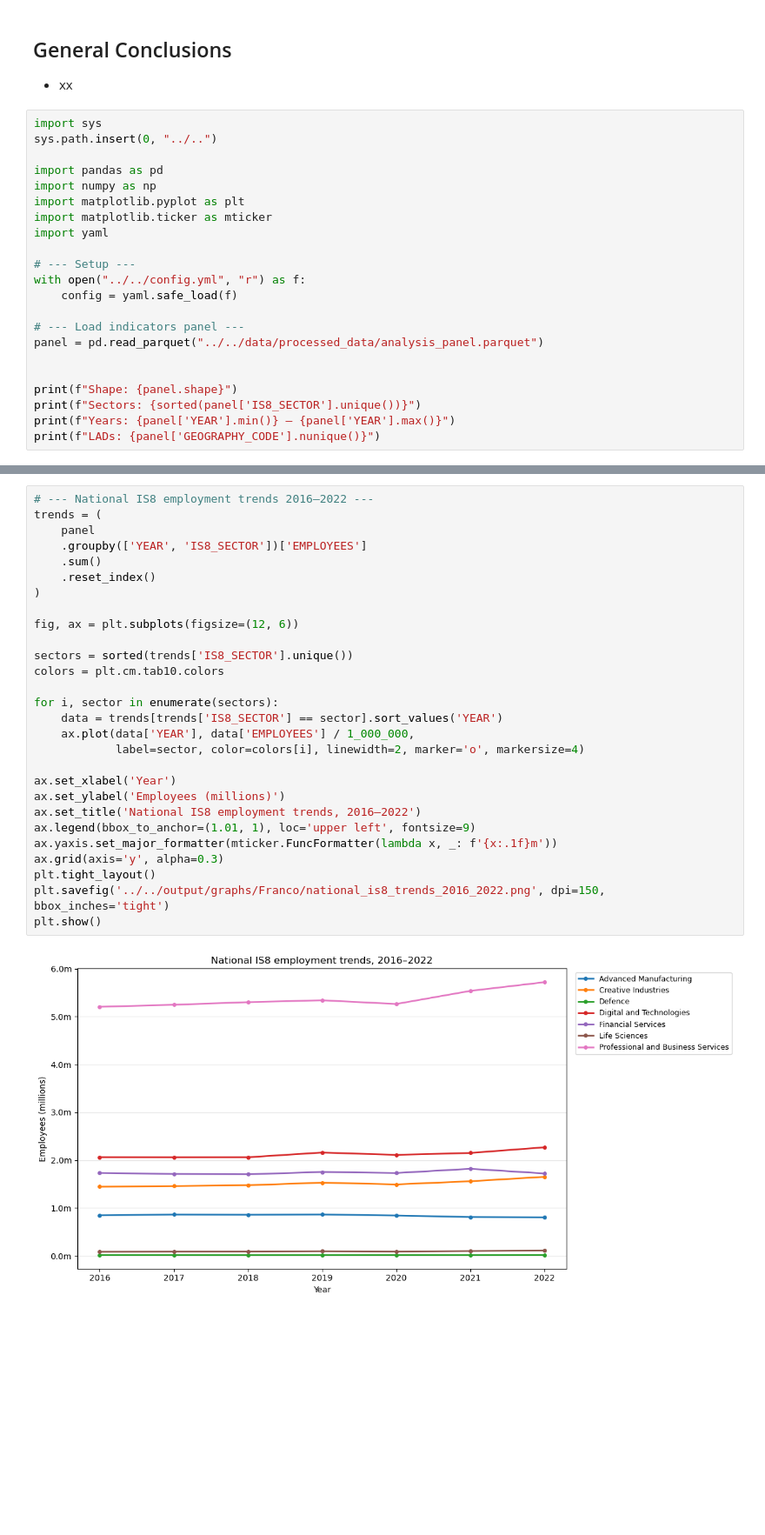
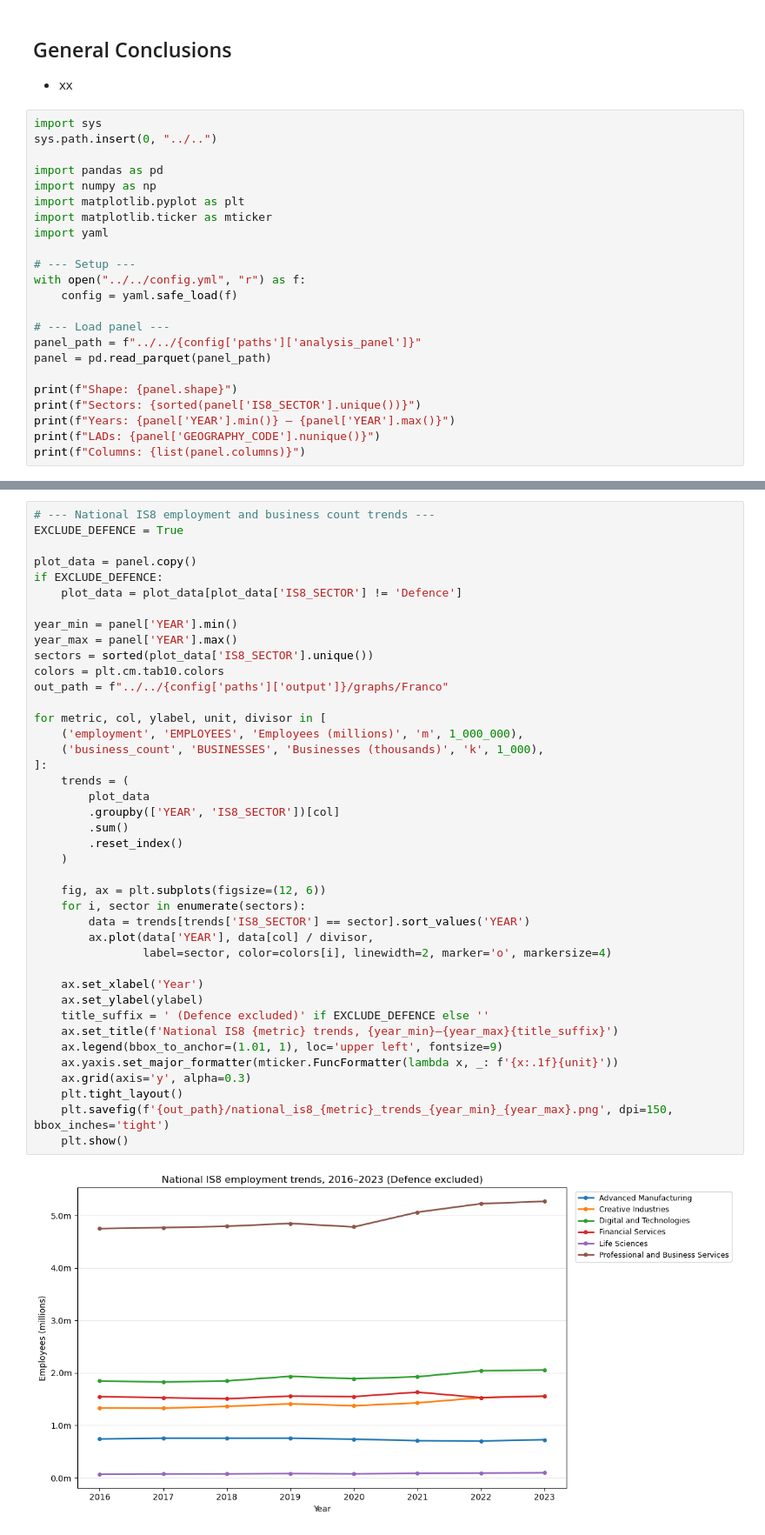
Before and after one commit to Phirtia/Economic_Observatory, a Jupyter notebook: notebooks/Franco/descriptive_analysis.ipynb, the cells around one changed output, grey strips where cells are left out. Shown at 87% size. Saved outputs shown, nothing was run; the diff lists cells and outputs as text; blank space fills up the shorter version.

```diff
--- a/notebooks/Franco/descriptive_analysis.ipynb
+++ b/notebooks/Franco/descriptive_analysis.ipynb
@@ -17,12 +17,13 @@ import yaml
 with open("../../config.yml", "r") as f:
     config = yaml.safe_load(f)
 
-# --- Load indicators panel ---
-panel = pd.read_parquet("../../data/processed_data/analysis_panel.parquet")
-
+# --- Load panel ---
+panel_path = f"../../{config['paths']['analysis_panel']}"
+panel = pd.read_parquet(panel_path)
 
 print(f"Shape: {panel.shape}")
 print(f"Sectors: {sorted(panel['IS8_SECTOR'].unique())}")
 print(f"Years: {panel['YEAR'].min()} — {panel['YEAR'].max()}")
 print(f"LADs: {panel['GEOGRAPHY_CODE'].nunique()}")
+print(f"Columns: {list(panel.columns)}")
 # %% [output]
@@ -73,30 +72,43 @@ Non-zero LADs 2022: 61
 # %%
-# --- National IS8 employment trends 2016–2022 ---
-trends = (
-    panel
-    .groupby(['YEAR', 'IS8_SECTOR'])['EMPLOYEES']
-    .sum()
-    .reset_index()
-)
+# --- National IS8 employment and business count trends ---
+EXCLUDE_DEFENCE = True
 
-fig, ax = plt.subplots(figsize=(12, 6))
+plot_data = panel.copy()
+if EXCLUDE_DEFENCE:
+    plot_data = plot_data[plot_data['IS8_SECTOR'] != 'Defence']
 
-sectors = sorted(trends['IS8_SECTOR'].unique())
+year_min = panel['YEAR'].min()
+year_max = panel['YEAR'].max()
+sectors = sorted(plot_data['IS8_SECTOR'].unique())
 colors = plt.cm.tab10.colors
+out_path = f"../../{config['paths']['output']}/graphs/Franco"
 
-for i, sector in enumerate(sectors):
-    data = trends[trends['IS8_SECTOR'] == sector].sort_values('YEAR')
-    ax.plot(data['YEAR'], data['EMPLOYEES'] / 1_000_000,
-            label=sector, color=colors[i], linewidth=2, marker='o', markersize=4)
+for metric, col, ylabel, unit, divisor in [
+    ('employment', 'EMPLOYEES', 'Employees (millions)', 'm', 1_000_000),
+    ('business_count', 'BUSINESSES', 'Businesses (thousands)', 'k', 1_000),
+]:
+    trends = (
+        plot_data
+        .groupby(['YEAR', 'IS8_SECTOR'])[col]
+        .sum()
+        .reset_index()
+    )
 
-ax.set_xlabel('Year')
-ax.set_ylabel('Employees (millions)')
-ax.set_title('National IS8 employment trends, 2016–2022')
-ax.legend(bbox_to_anchor=(1.01, 1), loc='upper left', fontsize=9)
-ax.yaxis.set_major_formatter(mticker.FuncFormatter(lambda x, _: f'{x:.1f}m'))
-ax.grid(axis='y', alpha=0.3)
-plt.tight_layout()
-plt.savefig('../../output/graphs/Franco/national_is8_trends_2016_2022.png', dpi=150, bbox_inches='tight')
-plt.show()
+    fig, ax = plt.subplots(figsize=(12, 6))
+    for i, sector in enumerate(sectors):
+        data = trends[trends['IS8_SECTOR'] == sector].sort_values('YEAR')
+        ax.plot(data['YEAR'], data[col] / divisor,
+                label=sector, color=colors[i], linewidth=2, marker='o', markersize=4)
+
+    ax.set_xlabel('Year')
+    ax.set_ylabel(ylabel)
+    title_suffix = ' (Defence excluded)' if EXCLUDE_DEFENCE else ''
+    ax.set_title(f'National IS8 {metric} trends, {year_min}–{year_max}{title_suffix}')
+    ax.legend(bbox_to_anchor=(1.01, 1), loc='upper left', fontsize=9)
+    ax.yaxis.set_major_formatter(mticker.FuncFormatter(lambda x, _: f'{x:.1f}{unit}'))
+    ax.grid(axis='y', alpha=0.3)
+    plt.tight_layout()
+    plt.savefig(f'{out_path}/national_is8_{metric}_trends_{year_min}_{year_max}.png', dpi=150, bbox_inches='tight')
+    plt.show()
 # %% [output]
-[figure, old version]
+[figure, new version]
```
Also changed, not shown: parts of 16 cells of this notebook, 38 other files.
